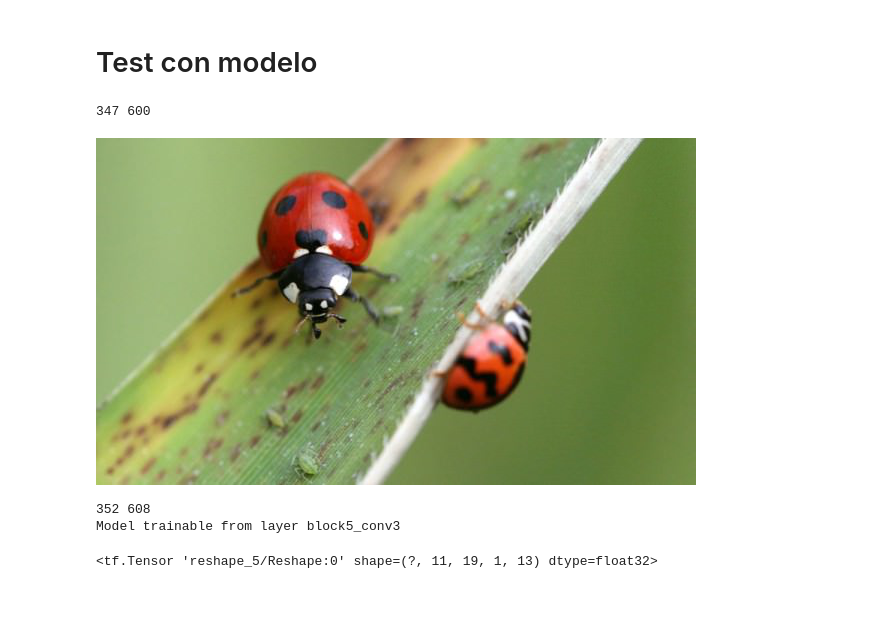
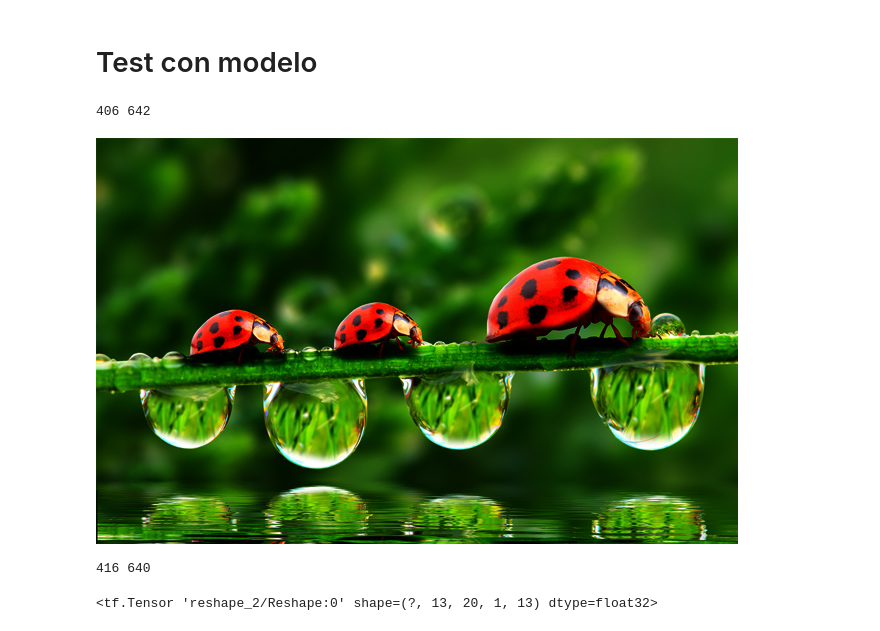
Before and after one commit to deeplearning-itba/Object-Detection, a Jupyter notebook: 9-training_methods.ipynb, the cells around one changed output. Drawn from its saved outputs; the diff is of its cells as text; code cells hidden in the pictures; blank space fills up the shorter version.

```diff
--- a/9-training_methods.ipynb
+++ b/9-training_methods.ipynb
@@ -170,16 +170,16 @@ idx_2_class_id = {0: 'n02165456',
 # %%
 #image = Image.open('ladybug.jpeg')
 image = Image.open('ladybugs.jpg')
-#image = Image.open('ladybugs_3.jpg')
+image = Image.open('ladybugs_3.jpg')
 #image = Image.open('scorpion-black_widow.jpg')
 #image = Image.open('ladybugs_lots.jpg')
 #image = Image.open('ladybugs-swarm.jpg')
 #image = Image.open('ladybugs_lots_2.jpg')
 print(image.height, image.width)
 image
 # %% [output]
-347 600
+406 642
-[figure, old version]
+[figure, new version]
 # %%
 from yolo_helper import get_YOLO_V2_NN
 n_classes = len(classes_names)
@@ -192,8 +192,7 @@ BOX = 1
 CLASS = n_classes
 
 # object_detection = ObjectDectection(n_classes, IMAGE_H, IMAGE_W, BOX, ARQUITECTURE='VGG16')
-#object_detection = ObjectDectection(n_classes, IMAGE_H, IMAGE_W, BOX, ARQUITECTURE='YOLO_V2')
-object_detection = ObjectDectection(n_classes, IMAGE_H, IMAGE_W, BOX, ARQUITECTURE='VGG16')
+object_detection = ObjectDectection(n_classes, IMAGE_H, IMAGE_W, BOX, ARQUITECTURE='YOLO_V2')
 model = object_detection.model
 
 #model = get_YOLO_V2_NN(IMAGE_H, IMAGE_W, BOX, CLASS, GAP=False)
@@ -201,9 +200,8 @@ model = object_detection.model
 # model.layers[-1].name='concatenated_outputs'
 model.layers[-1].output
 # %% [output]
-352 608
-Model trainable from layer block5_conv3
+416 640
-<tf.Tensor 'reshape_5/Reshape:0' shape=(?, 11, 19, 1, 13) dtype=float32>
+<tf.Tensor 'reshape_2/Reshape:0' shape=(?, 13, 20, 1, 13) dtype=float32>
 # %%
 #model.load_weights('weights_yolo_loss_plus_aumentation_lambda_0.01.hdf5')
 #model.load_weights('weights_yolo_loss_plus_aumentation_lambda_0.01_2.hdf5')
```
Also changed, not shown: parts of 3 cells of this notebook, 6 other files.
